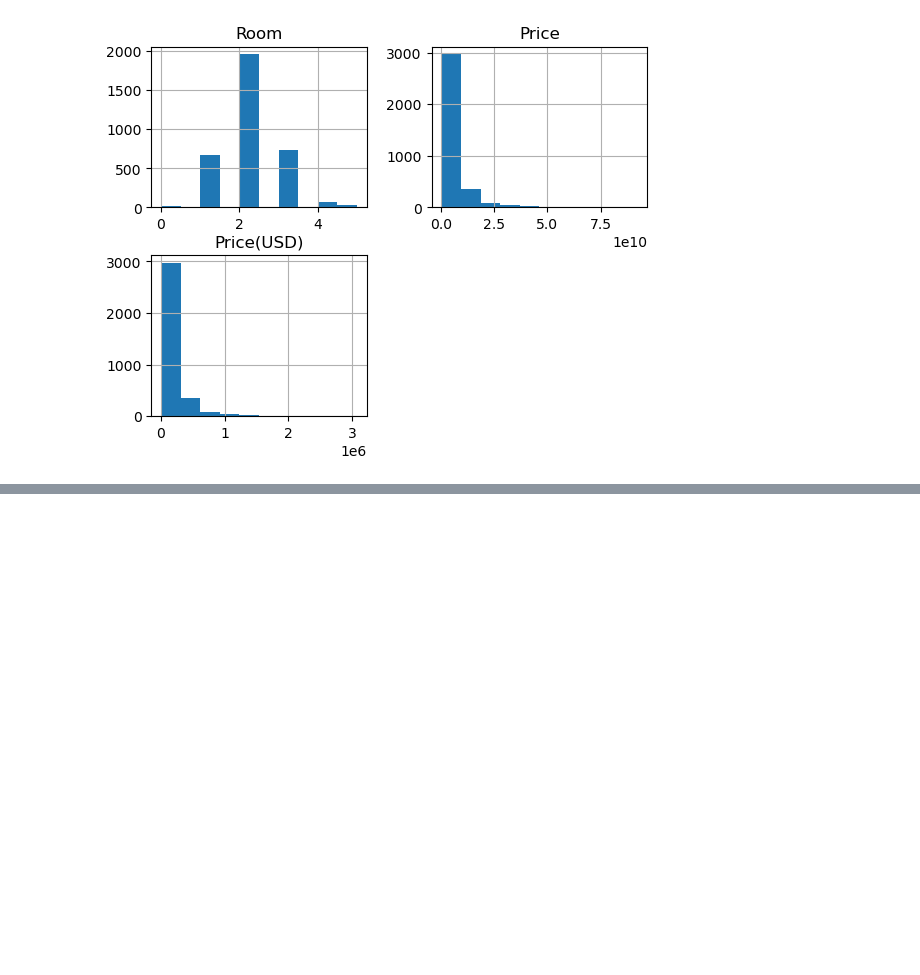
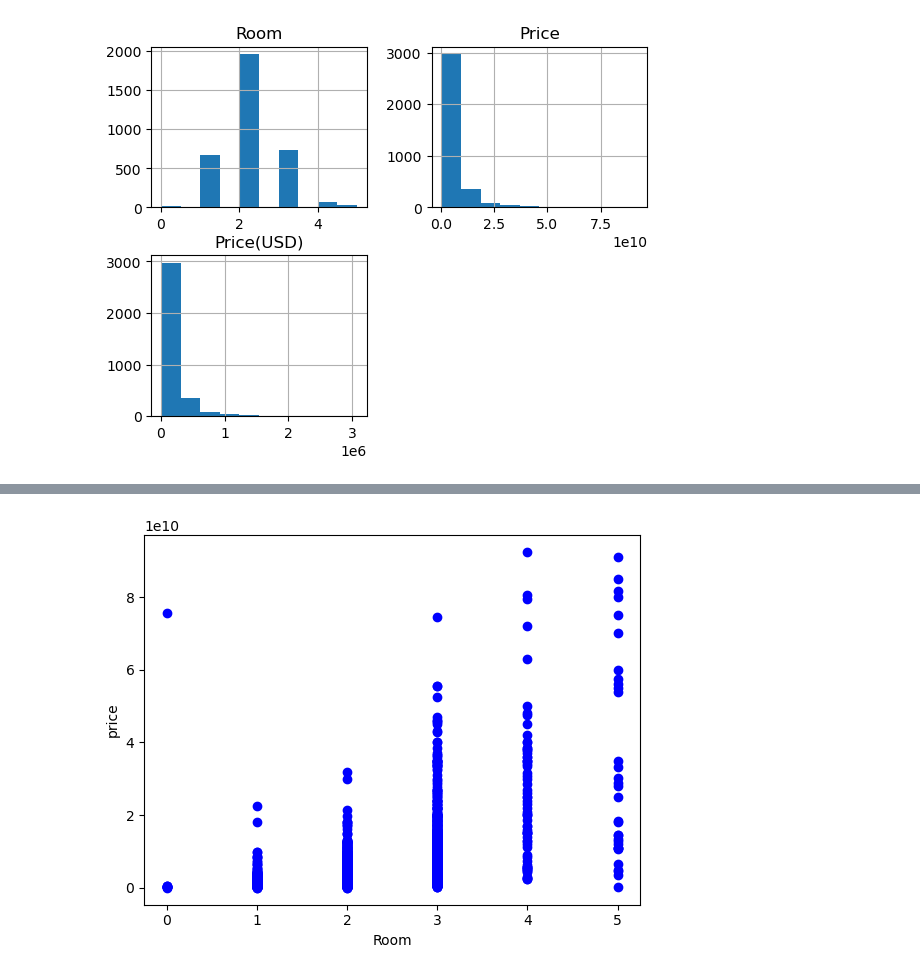
Before and after one commit to Afsaneh-hassani/tehran-house-price-prediction, a Jupyter notebook: notebooks/house-price-model.ipynb, the cells around one changed output, grey strips where cells are left out. Drawn from its saved outputs; the diff is of its cells as text; code cells hidden in the pictures; blank space fills up the shorter version.

Commit message:
Estimation of price of home in Tehran according to room numbers

```diff
--- a/notebooks/house-price-model.ipynb
+++ b/notebooks/house-price-model.ipynb
@@ -33,3 +33,6 @@ viz.hist()
 plt.show()
 # %% [output]
 [figure]
+# %%
+cdf = df[['Room','Price']]
+cdf.head(9)
@@ -35,0 +50,7 @@ plt.show()
+# %%
+plt.scatter(cdf.Room , cdf.Price,  color='blue')
+plt.xlabel("Room")
+plt.ylabel("price")
+plt.show()
+# %% [output]
+[figure, added]
```
Also changed, not shown: parts of 8 cells of this notebook.
